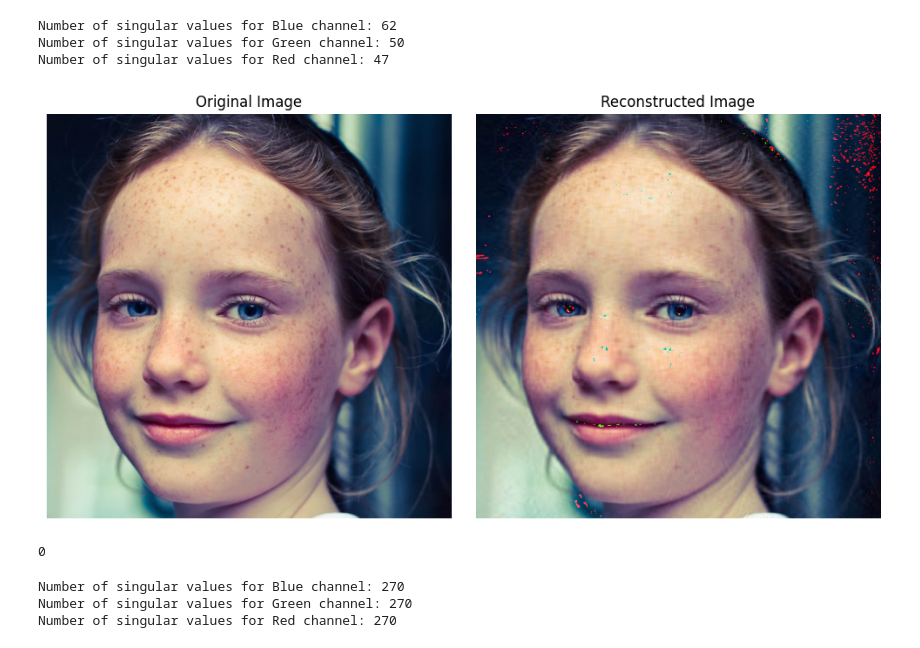
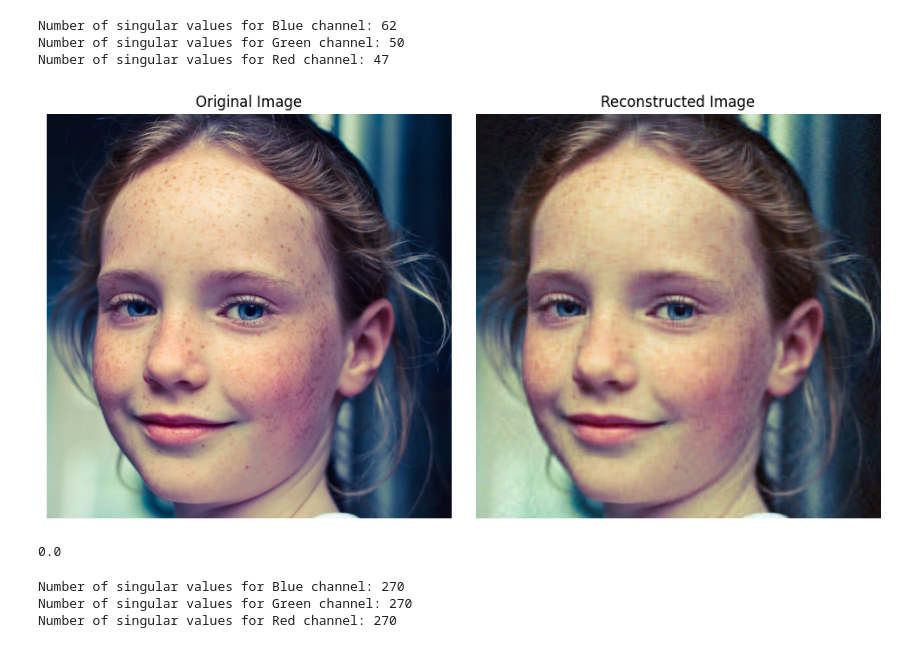
Before and after one commit to ylylime/MAT167-SS2, a Jupyter notebook: Question1_HW2.ipynb, the cells around one changed output. Cells and saved outputs as stored; diff of their text form; code cells hidden in the pictures.

```diff
--- a/Question1_HW2.ipynb
+++ b/Question1_HW2.ipynb
@@ -210,55 +214,58 @@ Number of singular values for Red channel: 47
 # %%
 # so I think 62 is the best value we can apply
 # Retain the first 62 singular values for each channel
-num_singular_values = 62
-U_b = U_b[:, :num_singular_values]
-S_b = S_b[:num_singular_values]
-Vt_b = Vt_b[:num_singular_values, :]
+#num_singular_values = 62
+U_b = U_b[:, :num_singular_values_blue]
+S_b = S_b[:num_singular_values_blue]
+Vt_b = Vt_b[:num_singular_values_blue, :]
 
-U_g = U_g[:, :num_singular_values]
-S_g = S_g[:num_singular_values]
-Vt_g = Vt_g[:num_singular_values, :]
+U_g = U_g[:, :num_singular_values_green]
+S_g = S_g[:num_singular_values_green]
+Vt_g = Vt_g[:num_singular_values_green, :]
 
-U_r = U_r[:, :num_singular_values]
-S_r = S_r[:num_singular_values]
-Vt_r = Vt_r[:num_singular_values, :]
+U_r = U_r[:, :num_singular_values_red]
+S_r = S_r[:num_singular_values_red]
+Vt_r = Vt_r[:num_singular_values_red, :]
+
 
 # Reconstruct the color matrices using U, S, and Vt
 reconstructed_blue_channel = U_b @ np.diag(S_b) @ Vt_b
 reconstructed_green_channel = U_g @ np.diag(S_g) @ Vt_g
 reconstructed_red_channel = U_r @ np.diag(S_r) @ Vt_r
 
+reconstructed_blue_channel = (reconstructed_blue_channel - np.min(reconstructed_blue_channel)) / (np.max(reconstructed_blue_channel) - np.min(reconstructed_blue_channel))
+reconstructed_green_channel = (reconstructed_green_channel - np.min(reconstructed_green_channel)) / (np.max(reconstructed_green_channel) - np.min(reconstructed_green_channel))
+reconstructed_red_channel = (reconstructed_red_channel - np.min(reconstructed_red_channel)) / (np.max(reconstructed_red_channel) - np.min(reconstructed_red_channel))
 # Stack the color channels to form the reconstructed color image
 reconstructed_image = np.stack(
     (reconstructed_red_channel, reconstructed_green_channel, reconstructed_blue_channel),
     axis=-1
-).astype(np.uint8)
-# Normalize and rescale the reconstructed image
+).astype(np.float32)  # Convert to float32
 
 normalized_reconstructed_image = (reconstructed_image - np.min(reconstructed_image)) / (np.max(reconstructed_image) - np.min(reconstructed_image))
 rescaled_reconstructed_image = (normalized_reconstructed_image * 255).astype(np.uint8)
 
 # Plot the original and reconstructed images using Matplotlib
 plt.figure(figsize=(10, 5))
 
 plt.subplot(1, 2, 1)
 plt.title('Original Image')
 plt.imshow(cv2.cvtColor(image2, cv2.COLOR_BGR2RGB))
 plt.axis('off')
 
 plt.subplot(1, 2, 2)
 plt.title('Reconstructed Image')
 plt.imshow(rescaled_reconstructed_image)
 plt.axis('off')
 
 plt.tight_layout()
 plt.show()
 # %% [output]
-[figure, old version]
+[figure, new version]
 # %%
 np.min(reconstructed_image)
 # %% [output]
-0
+0.0
 # %%
 blue_channel = image3[:, :, 0]  # Blue channel
 green_channel = image3[:, :, 1]  # Green channel
```
Also changed, not shown: parts of 3 cells of this notebook.
